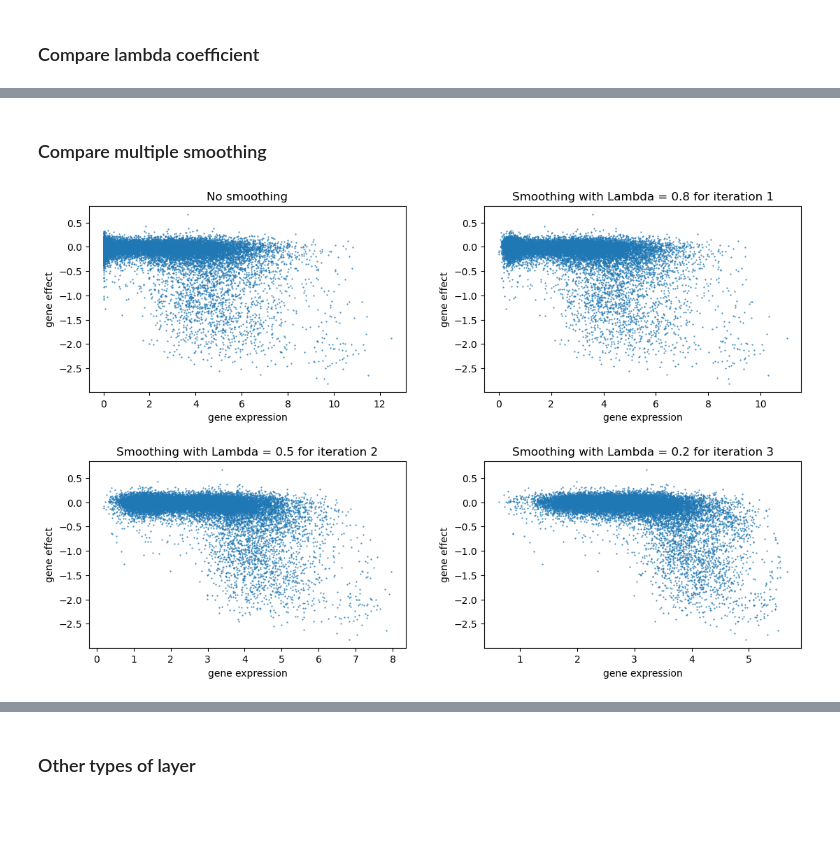
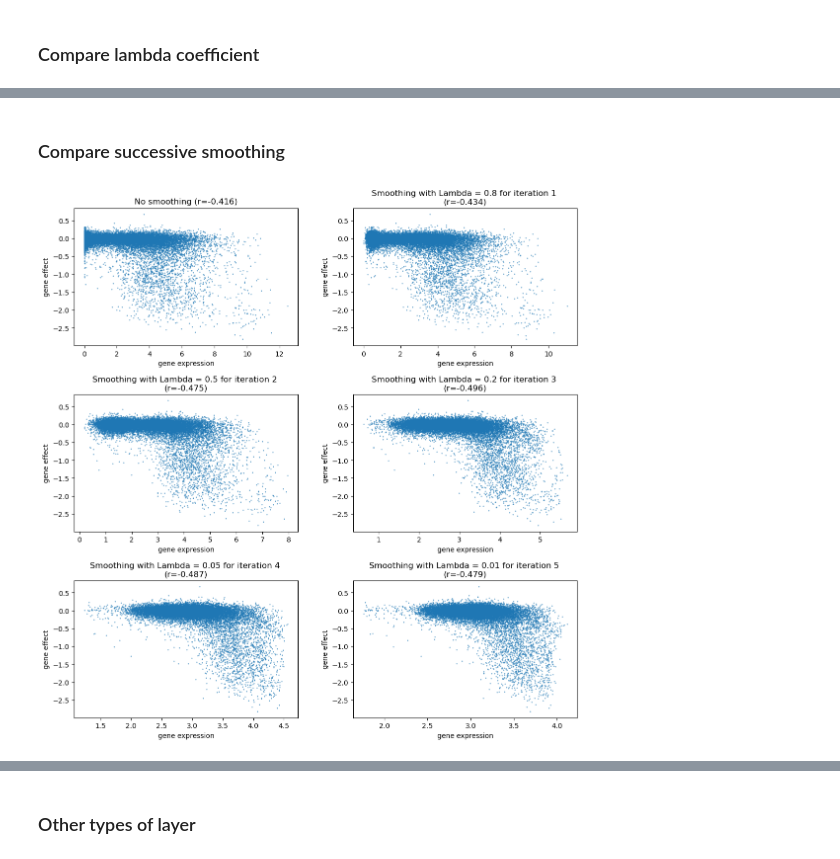
Before and after one commit to MatDagommer/crispr-genomics, a Jupyter notebook: smooth-graph.ipynb, the cells around one changed output, grey strips where cells are left out. Cells and saved outputs as stored; diff of their text form; code cells hidden in the pictures; blank space fills up the shorter version.

Commit message:
updated smoothing graph method

```diff
--- a/smooth-graph.ipynb
+++ b/smooth-graph.ipynb
@@ -98,13 +108,14 @@ nb_i, nb_j = 2,2
 fig, axs = plt.subplots(nb_i, nb_j, figsize=(nb_j*fig_width, nb_i*fig_height))
 fig.tight_layout(pad=5.0)
 axs = axs.flatten()
+pearson_coeff = pearsonr(gene_expression.iloc[cell_line], gene_effect.iloc[cell_line]).statistic
 axs[0].scatter(gene_expression.iloc[cell_line],
                gene_effect.iloc[cell_line],
                marker='.', s=1)
-axs[0].set_title('Original gene expression')
+axs[0].set_title(f'Original gene expression\n(r={pearson_coeff:.3f})')
 
 lambs = [0.8, 0.5, 0]
-cell_lines = [0]
+cell_lines = [253]
 
 for lamb_idx, lamb in enumerate(lambs):
     xx_expression = []
@@ -119,14 +130,13 @@ for lamb_idx, lamb in enumerate(lambs):
     xx = np.concatenate(xx_expression)
     yy = np.concatenate(yy_effect)
 
+    pearson_coeff = pearsonr(xx, yy).statistic
+
     axs[lamb_idx+1].scatter(xx, yy, marker='.', s=1)
-    axs[lamb_idx+1].set_title(f"Lambda = {lamb}")
+    axs[lamb_idx+1].set_title(f"Lambda = {lamb}\n(r={pearson_coeff:.3f})")
 
 for ax in axs.flat:
     ax.set(xlabel='gene expression', ylabel='gene effect')
 
-#for ax in axs.flat:
-#    ax.label_outer()
-
 plt.show()
 # %% [output]
@@ -136,36 +146,39 @@ Wall time: 18.1 s
 # %% [markdown]
-### Compare multiple smoothing
+### Compare successive smoothing
 # %%
 %%time
 fig_width = 6
 fig_height = 4
-nb_i, nb_j = 2, 2
+nb_i, nb_j = 3, 2
 
 fig, axs = plt.subplots(nb_i, nb_j, figsize=(nb_j*fig_width, nb_i*fig_height))
 fig.tight_layout(pad=5.0)
 axs = axs.flatten()
 
 #lambs = [0.5] * 3
-lambs = [0.8, 0.5, 0.2]
+lambs = [0.8, 0.5, 0.2, 0.05, 0.01]
 cell_line = 253
 cl_expression = gene_expression.iloc[cell_line]
+pearson_coeff = pearsonr(cl_expression, gene_effect.iloc[cell_line]).statistic
 axs[0].scatter(cl_expression, gene_effect.iloc[cell_line], marker='.', s=1)
-axs[0].set_title('No smoothing')
+axs[0].set_title(f'No smoothing (r={pearson_coeff:.3f})')
 
-for smoothing_idx in range(3):
+for smoothing_idx in range(len(lambs)):
     lamb = lambs[smoothing_idx]
     cl_expression = smoothen(cl_expression, lamb, adjacence_matrix)
+    pearson_coeff = pearsonr(cl_expression, gene_effect.iloc[cell_line]).statistic
 
     axs[smoothing_idx+1].scatter(cl_expression,
                             gene_effect.iloc[cell_line],
                             marker='.', s=1)
     #axs[smoothing_idx+1].set_title(f"Smoothing {smoothing_idx+1} times")
-    axs[smoothing_idx+1].set_title(f"Smoothing with Lambda = {lamb} for iteration {smoothing_idx+1}")
+    axs[smoothing_idx+1].set_title(f"Smoothing with Lambda = {lamb} for iteration {smoothing_idx+1} "
+                                   f"\n(r={pearson_coeff:.3f})")
 
 
 for ax in axs.flat:
     ax.set(xlabel='gene expression', ylabel='gene effect')
 
 plt.show()
 # %% [output]
-[figure, old version]
+[figure, new version]
```
Also changed, not shown: parts of 20 cells of this notebook.
